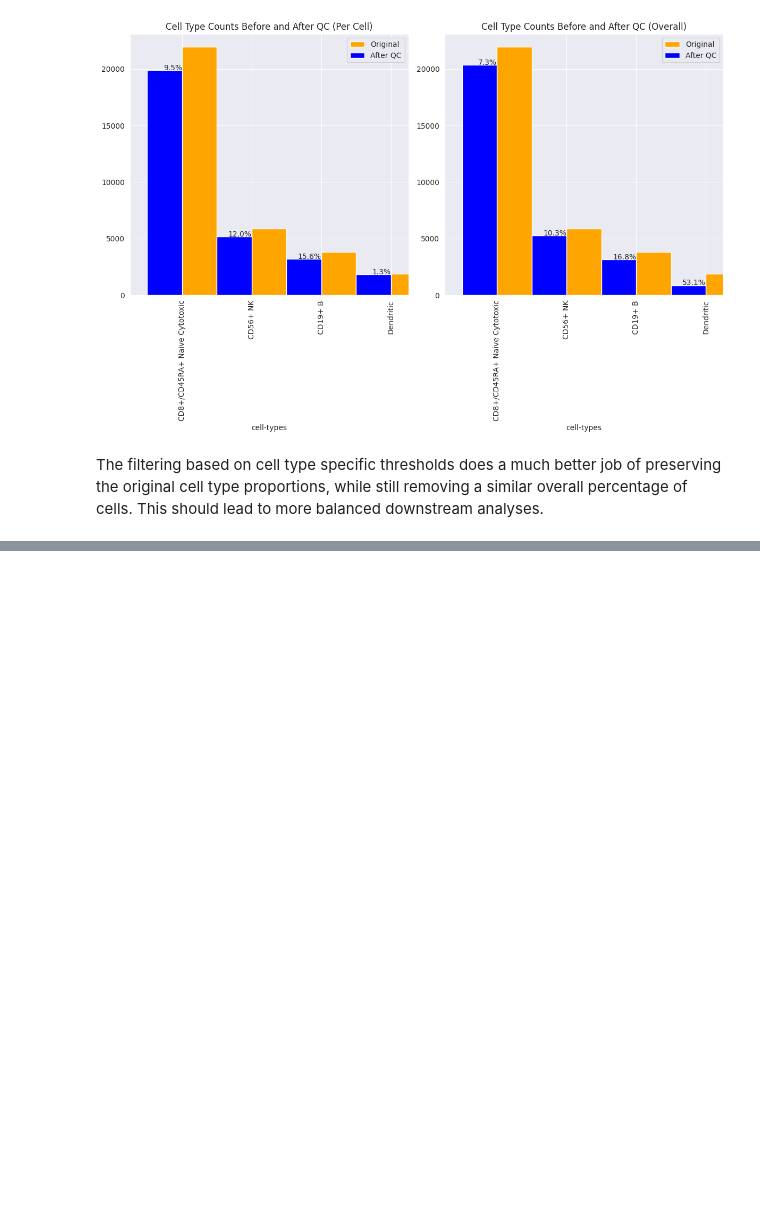
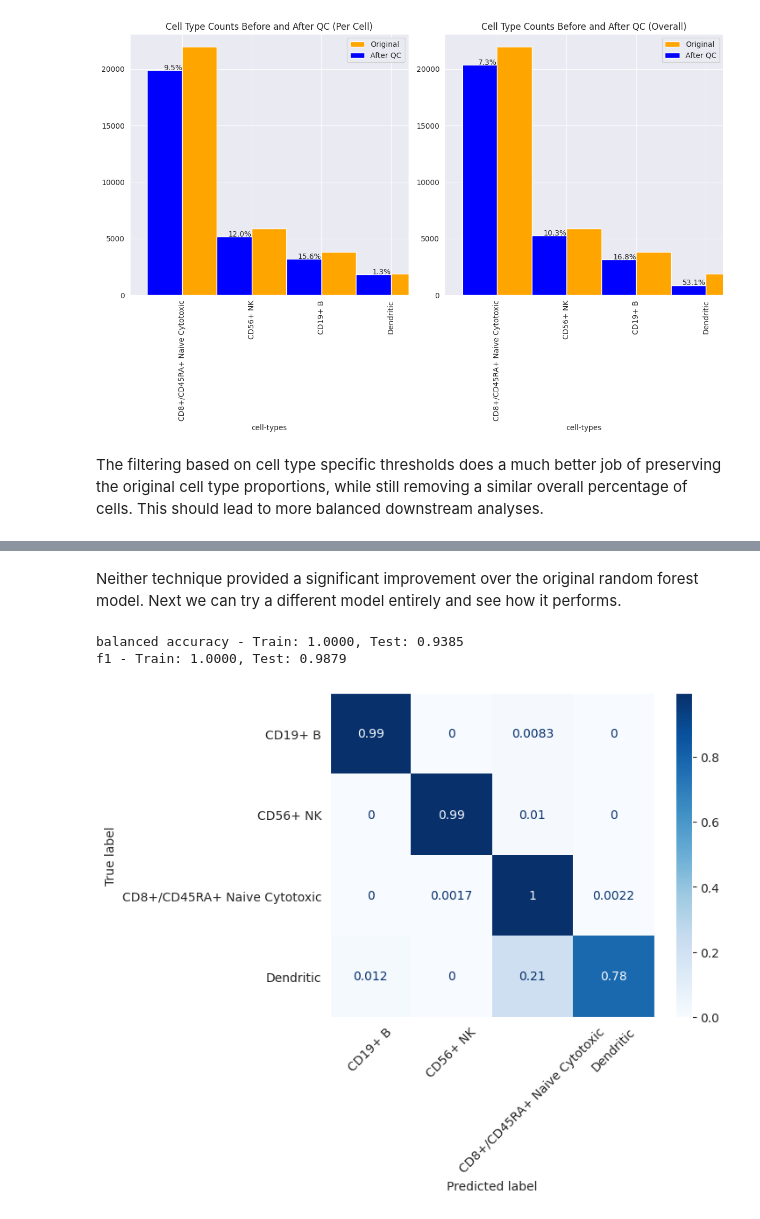
Before and after one commit to KnotATypo/BINF7000-A3-G16, a Jupyter notebook: notebook.ipynb, the cells around one changed output, grey strips where cells are left out. Saved outputs shown, nothing was run; the diff lists cells and outputs as text; code cells hidden in the pictures; blank space fills up the shorter version.

```diff
--- a/notebook.ipynb
+++ b/notebook.ipynb
@@ -177,0 +275,9 @@ The filtering based on cell type specific thresholds does a much better job of p
+# %% [markdown]
+Neither technique provided a significant improvement over the original random forest model. Next we can try a different model entirely and see how it performs.
+# %%
+logistic_regression = LogisticRegression(max_iter=1000, random_state=1)
+evaluate_model(logistic_regression, X_train, Y_train, X_test, Y_test)
+# %% [output]
+balanced accuracy - Train: 1.0000, Test: 0.9385
+f1 - Train: 1.0000, Test: 0.9879
+[figure, added]
```
Also changed, not shown: parts of 26 cells of this notebook, 1 other file.
